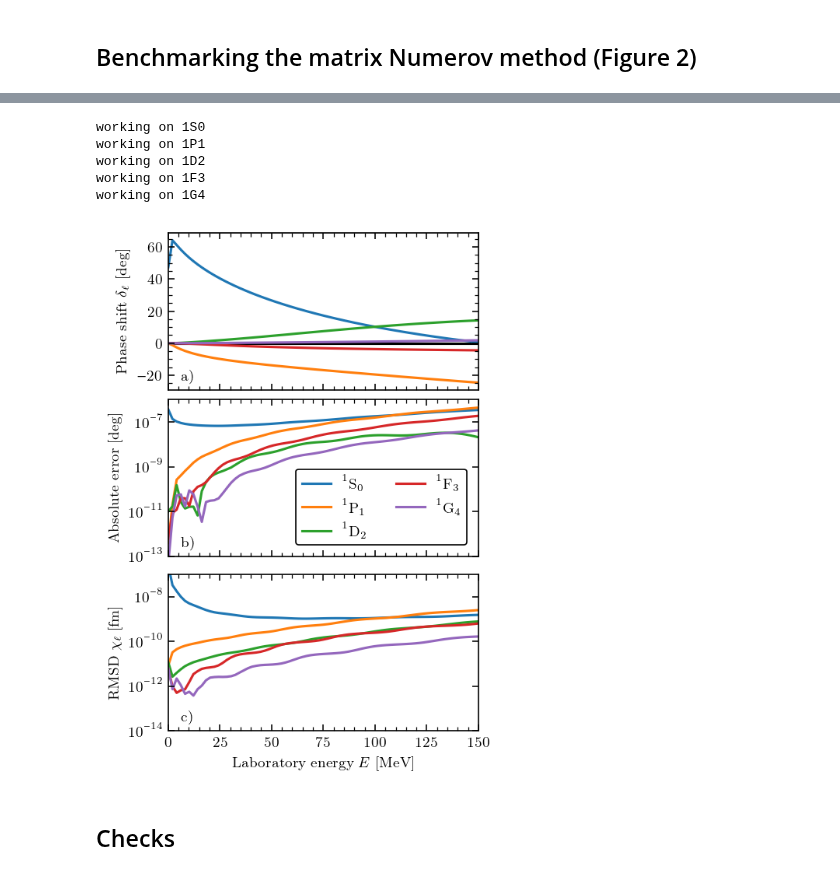
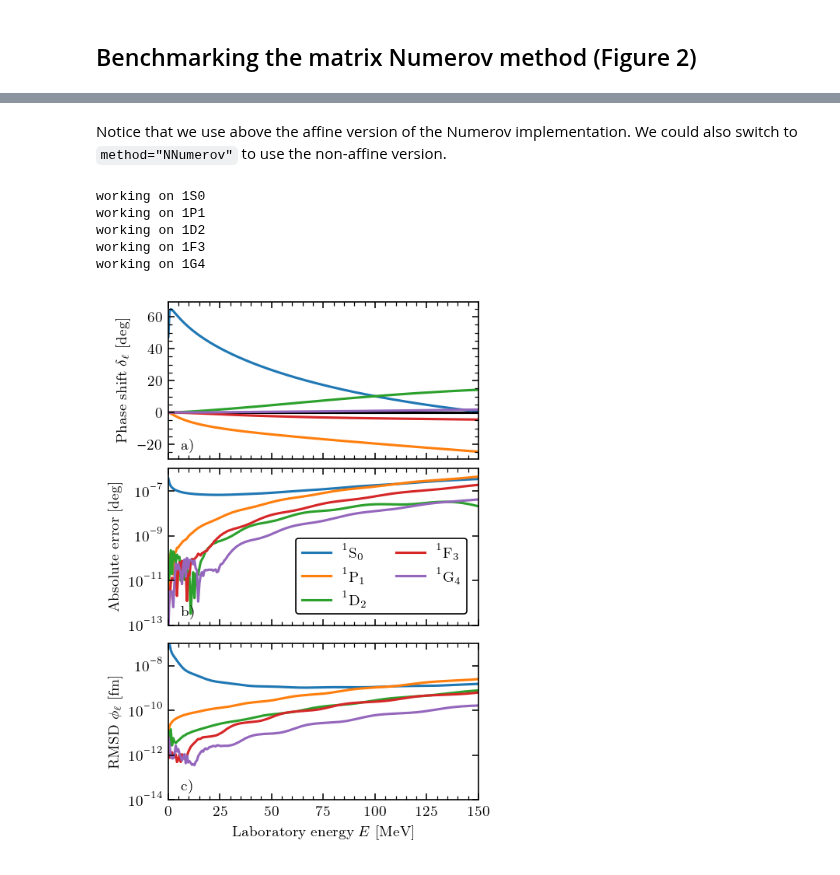
Before and after one commit to buqeye/cs_greedy_emulator, a Jupyter notebook: chiral.ipynb, the cells around one changed output, grey strips where cells are left out. Drawn from its saved outputs; the diff is of its cells as text; code cells hidden in the pictures.

Commit message:
updates chiral notebook

```diff
--- a/chiral.ipynb
+++ b/chiral.ipynb
@@ -73,14 +73,15 @@ assert diff < 1e-13, f"difference (aff. vs. nonaffine evaluation): {diff:e} MeV"
 # %% [markdown]
 For completeness, let's plot the potential in the requested partial-wave channel:
 # %%
-from constants import hbarc
+from constants import hbarc, cm
+fig, ax = plt.subplots(1,1, sharex=True, figsize=(8.6*cm,8.6*cm), constrained_layout=True)
 rarr = np.linspace(0., 4., 1000)
 yarr = np.array([chiral(r, channel, **lecs) for r in rarr])
-plt.plot(rarr, yarr / hbarc)
-plt.axhline(0, c="k")
-plt.xlabel("$r$ [fm]")
-plt.xlim(0,4)
-plt.ylabel("$V(r)$ [fm$^{-1}$]")
-plt.title(channel.spectNotationTeX)
+ax.plot(rarr, yarr / hbarc)
+ax.axhline(0, c="k")
+ax.set_xlabel("$r$ [fm]")
+ax.set_xlim(0,4)
+ax.set_ylabel("$V(r)$ [fm$^{-1}$]")
+ax.set_title(channel.spectNotationTeX)
 # %% [output]
 Text(0.5, 1.0, '$^3$D$_{1}$')
@@ -101,24 +102,6 @@ def f(E_MeV, channel, inhomogeneous=True):
     potential = Potential(channel, **potentialArgs)
     scattExp = ScatteringExp(E_MeV=E_MeV, potential=potential)
     solver = RseSolver(scattExp, grid, inhomogeneous=inhomogeneous)
-    scattSols_numerov = solver.solve(lecList=validationLecList, method="Numerov", **solver_args)
+    scattSols_numerov = solver.solve(lecList=validationLecList, method="Numerov_affine", **solver_args)
     scattSols_rk45 = solver.solve(lecList=validationLecList, method="RK45", **solver_args)
     return [scattSols_numerov[0], scattSols_rk45[0]]
-# %%
-from Potential import minnesota_affine
-channel = Channel(S=0, L=0, LL=0, J=0, channel=0)
-potential = Potential(channel, **potentialArgs)
-rarr = np.array([1e-40, 0.1, 0.2])
-res = np.array([chiral_affine(r, channel, **potentialArgs) / hbarc for r in rarr])
-# %%
-lvalues = [0, 1, 2, 3, 4]
-energies_MeV = [10.0, 20.0, 25.0, 50.0, 100.0]
-for l in lvalues:
-    channel = Channel(S=0, L=l, LL=l, J=l, channel=0)
-    for E_MeV in energies_MeV:
-        res = f(E_MeV, channel, inhomogeneous=True)
-        res = [res[0].Lmatrix.phaseShift, res[1].Lmatrix.phaseShift]
-        # print(f"l = {l} | E = {E_MeV} | {np.real(res)[0]}")
-        # print(f"{np.real(res)[0]}")
-        print(f"{np.abs(res[0]-res[1])}")
-    print()
@@ -143,10 +108,12 @@ for l in lvalues:
+# %% [markdown]
+Notice that we use above the affine version of the Numerov implementation. We could also switch to `method="NNumerov"` to use the non-affine version.
 # %%
 from constants import cm
 import pandas as pd
 inhomogeneous = True
-lvalues = [0, 1, 2, 3, 4] # , 8] # , 12]
+lvalues = [0, 1, 2, 3, 4]
 channels = [Channel(S=0, L=l, LL=l, J=l, channel=0) for l in lvalues]  # only spin 0
-energies_MeV = np.linspace(1e-1, 150, 75)
+energies_MeV = np.linspace(1e-1, 150, 250)
 fig, axs = plt.subplots(3,1, sharex=True, figsize=(8.6*cm,12*cm), constrained_layout=True)
 
 for channel in channels:
@@ -163,34 +130,32 @@ for channel in channels:
               index=False, float_format="%.5f")
     axs[0].plot(energies_MeV, np.real(ret[:,0]))
     axs[1].plot(energies_MeV, np.abs(ret[:,0]-ret[:,1]), label=channel.spectNotationTeX)
     rms_error = [np.linalg.norm((elem[0].u - elem[1].u))/ np.sqrt(len(elem[0].u)) for elem in ret_raw ]
     axs[2].plot(energies_MeV, rms_error, label=channel.spectNotationTeX)
 
 axs[0].axhline(0, color = "k", zorder=0)
 axs[0].set_ylabel("Phase shift $\delta_\ell$ [deg]")
 
 axs[1].set_yscale('log')
 axs[1].set_ylim(bottom=1e-13, top=1e-6)
 axs[1].set_xlim(left=0, right=150)
 axs[1].set_ylabel("Absolute error [deg]") #  $\Delta \delta_\ell$ [deg]")
 axs[1].legend(ncol=2) # title="$\ell = $"
 
 axs[2].set_yscale('log')
 axs[2].set_ylim(bottom=1e-14, top=1e-7)
 axs[2].set_xlim(left=0, right=150)
-axs[2].set_ylabel("RMSD $\chi_\ell$ [fm]")
+axs[2].set_ylabel("RMSD $\phi_\ell$ [fm]")
 axs[2].set_xlabel("Laboratory energy $E$ [MeV]")
 
 for iax, ax in enumerate(axs):
     ax.text(0.04, 0.06, f"{alphabet[iax]})", transform=ax.transAxes)
 
 fig.savefig(f"{output_dir}/numerov_benchmark.pdf")
 # %% [output]
 working on 1S0
 working on 1P1
 working on 1D2
 working on 1F3
 working on 1G4
-[figure, old version]
+[figure, new version]
-# %% [markdown]
-## Checks
```
Also changed, not shown: parts of 12 cells of this notebook.
